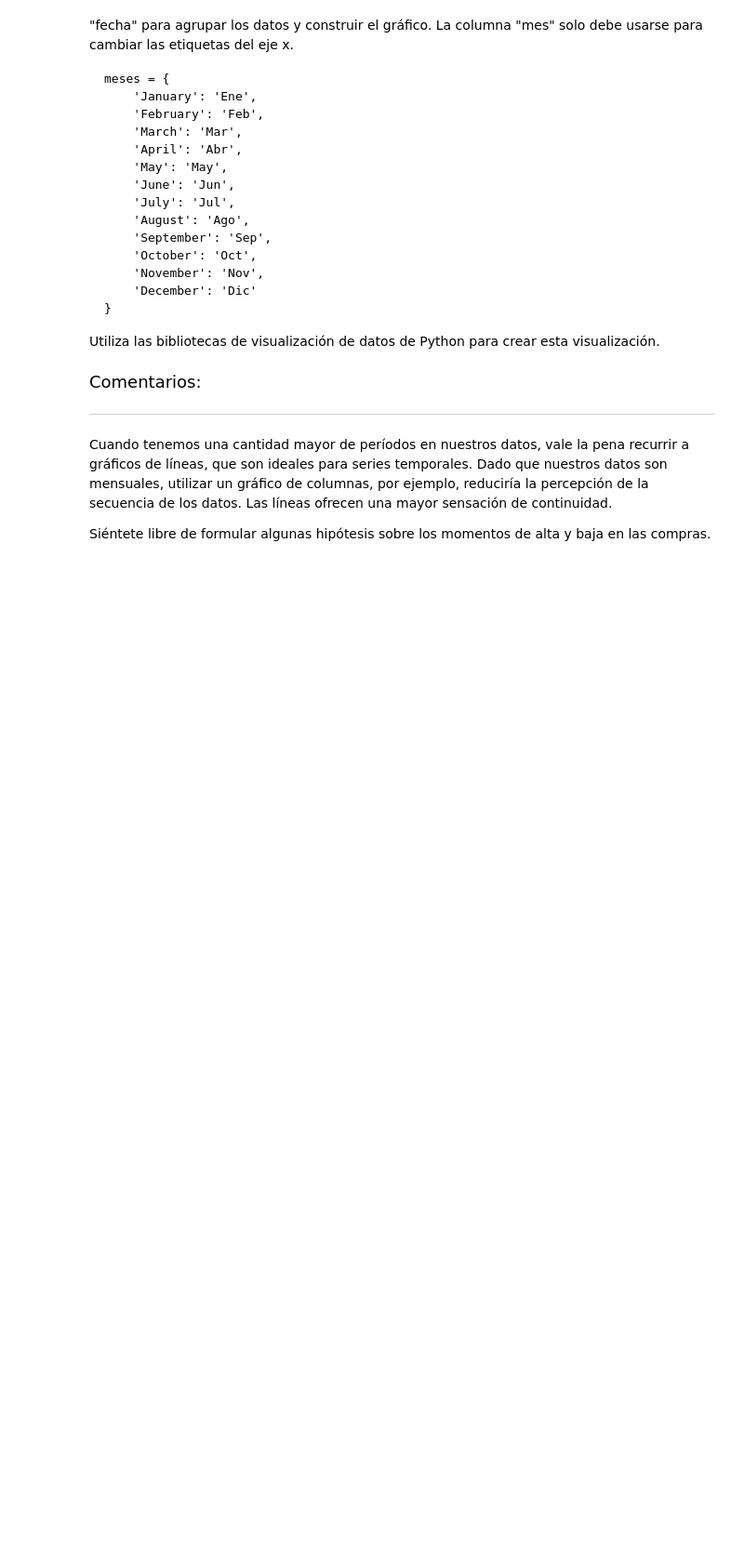
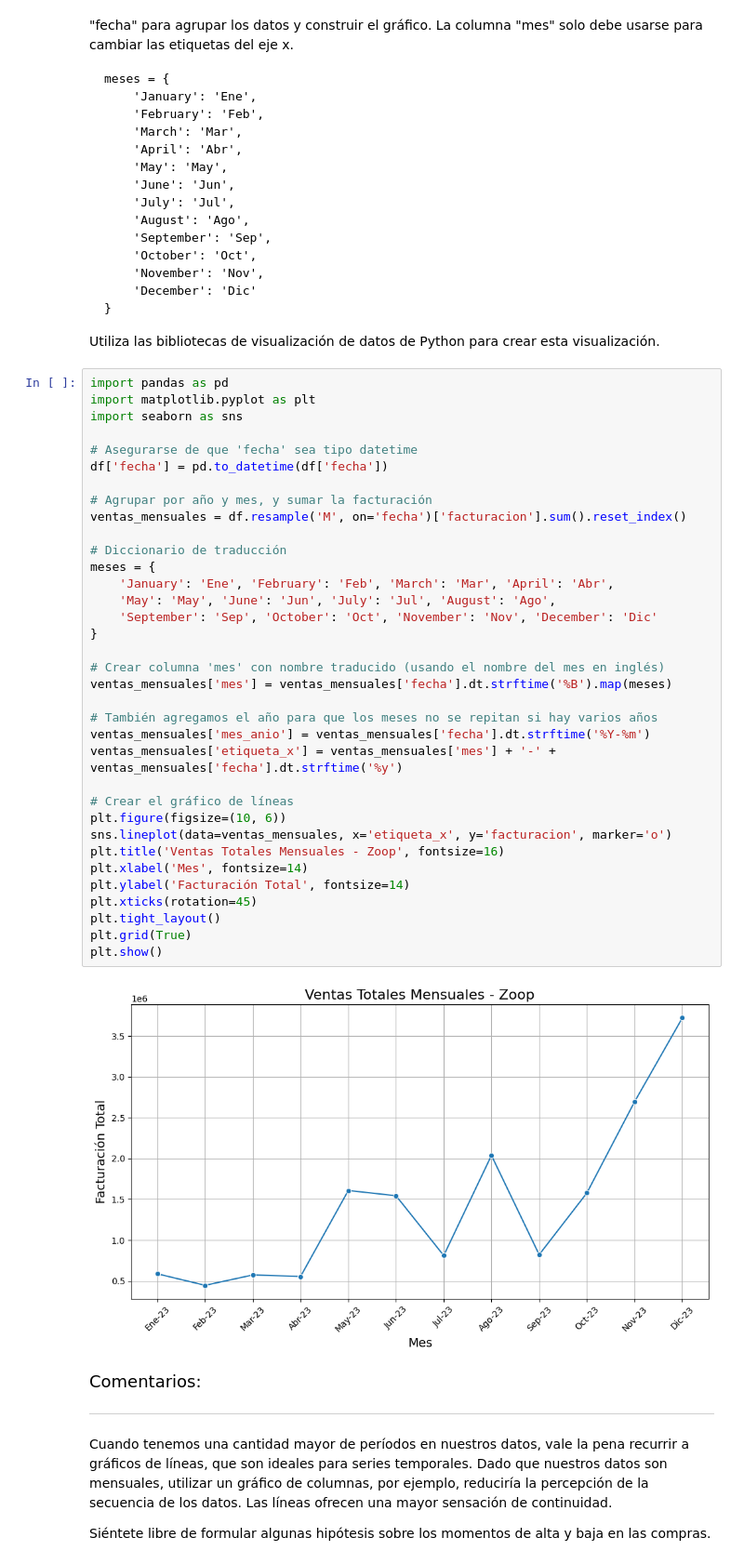
Before and after one commit to yuri19762008/001_ORACLE, a Jupyter notebook: 013_CIENCIA_DATOS_GPT/IA_aplicada_a_ciencia_de_datos.ipynb, the cells around one changed output. Shown at 93% size. Cells and saved outputs as stored; diff of their text form; blank space fills up the shorter version.

```diff
--- a/013_CIENCIA_DATOS_GPT/IA_aplicada_a_ciencia_de_datos.ipynb
+++ b/013_CIENCIA_DATOS_GPT/IA_aplicada_a_ciencia_de_datos.ipynb
@@ -745,6 +803,43 @@ meses = {
 
 
 Utiliza las bibliotecas de visualización de datos de Python para crear esta visualización.
+# %%
+import pandas as pd
+import matplotlib.pyplot as plt
+import seaborn as sns
+
+# Asegurarse de que 'fecha' sea tipo datetime
+df['fecha'] = pd.to_datetime(df['fecha'])
+
+# Agrupar por año y mes, y sumar la facturación
+ventas_mensuales = df.resample('M', on='fecha')['facturacion'].sum().reset_index()
+
+# Diccionario de traducción
+meses = {
+    'January': 'Ene', 'February': 'Feb', 'March': 'Mar', 'April': 'Abr',
+    'May': 'May', 'June': 'Jun', 'July': 'Jul', 'August': 'Ago',
+    'September': 'Sep', 'October': 'Oct', 'November': 'Nov', 'December': 'Dic'
+}
+
+# Crear columna 'mes' con nombre traducido (usando el nombre del mes en inglés)
+ventas_mensuales['mes'] = ventas_mensuales['fecha'].dt.strftime('%B').map(meses)
+
+# También agregamos el año para que los meses no se repitan si hay varios años
+ventas_mensuales['mes_anio'] = ventas_mensuales['fecha'].dt.strftime('%Y-%m')
+ventas_mensuales['etiqueta_x'] = ventas_mensuales['mes'] + '-' + ventas_mensuales['fecha'].dt.strftime('%y')
+
+# Crear el gráfico de líneas
+plt.figure(figsize=(10, 6))
+sns.lineplot(data=ventas_mensuales, x='etiqueta_x', y='facturacion', marker='o')
+plt.title('Ventas Totales Mensuales - Zoop', fontsize=16)
+plt.xlabel('Mes', fontsize=14)
+plt.ylabel('Facturación Total', fontsize=14)
+plt.xticks(rotation=45)
+plt.tight_layout()
+plt.grid(True)
+plt.show()
+# %% [output]
+[figure, added]
 # %% [markdown]
 <font color="7b71ff" size=4> Comentarios: </font>
 
```
Also changed, not shown: parts of 8 cells of this notebook, 2 other files.
